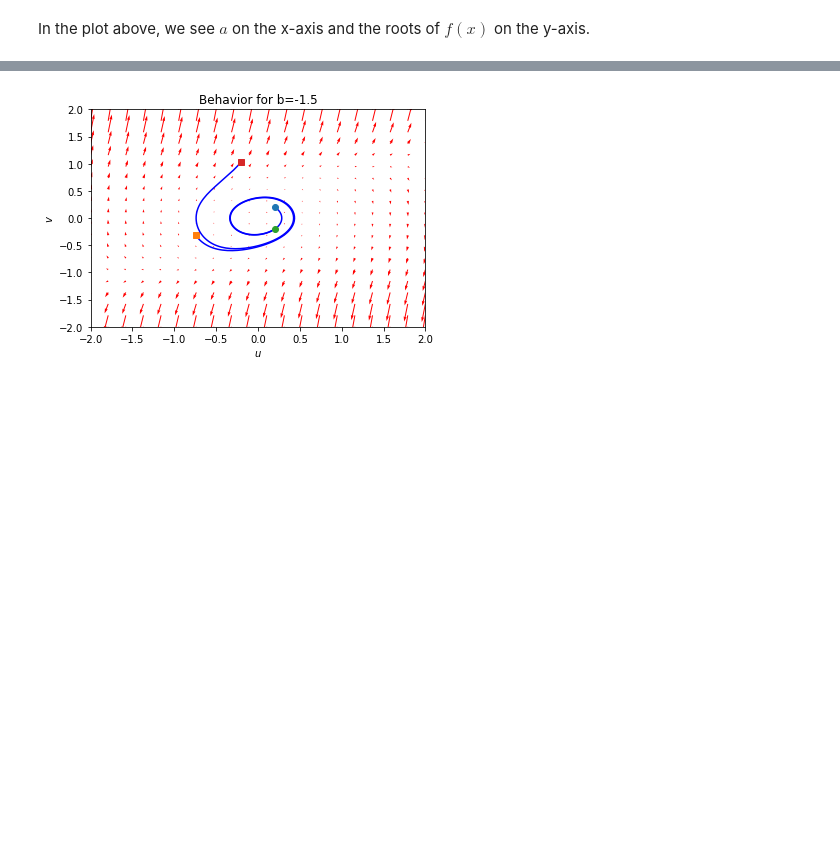
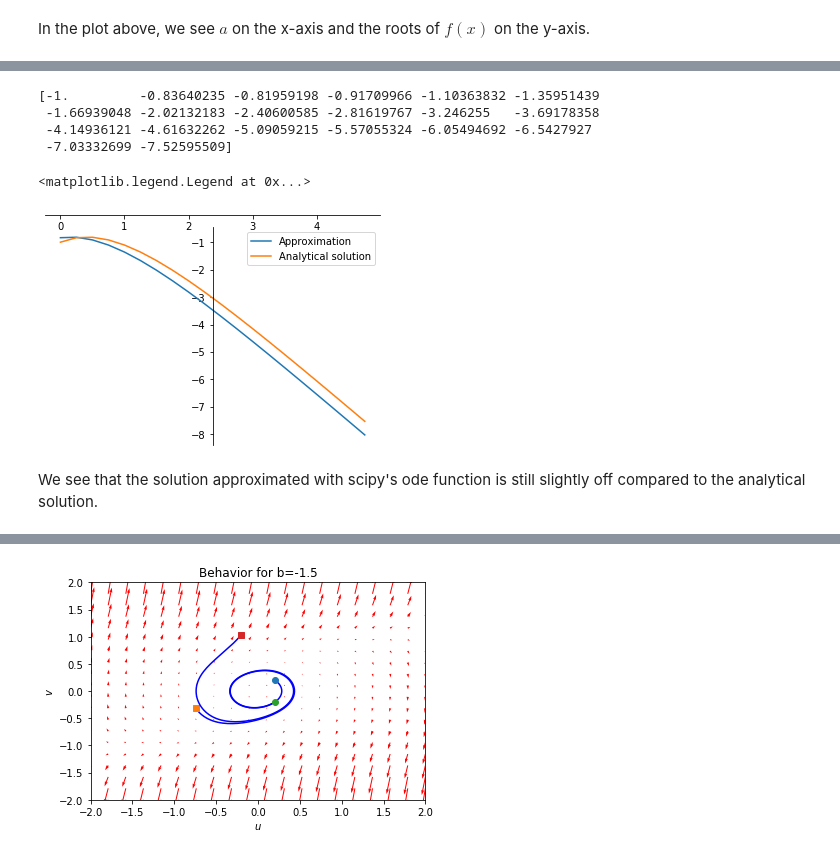
Before and after one commit to StefanIacob/CN_homework, a Jupyter notebook: Week_1/Week 1.ipynb, the cells around one changed output, grey strips where cells are left out. Saved outputs shown, nothing was run; the diff lists cells and outputs as text; code cells hidden in the pictures; blank space fills up the shorter version.

```diff
--- a/Week_1/Week 1.ipynb
+++ b/Week_1/Week 1.ipynb
@@ -145,3 +146,49 @@ We see that the Runge-Kutta method with $h = 0.5$ is already much closer to the
+# %%
+from scipy.integrate import ode
+
+def odefun_ex2(x, y):
+    return -2*x -y
+
+# Now we use ode to solve
+dt = 0.25
+r = ode(odefun_ex2)
+r.set_initial_value(-1, 0)
+y = []
+x = []
+while r.successful() and r.t < 5:
+    x.append(r.t)
+    y.append(r.integrate(r.t+dt))
+
+# Analytical solution for comparison
+def analytical_y(x):
+    return -3*np.exp(-x)-2*x+2
+
+y_true = analytical_y(np.array(x))
+print(y_true)
+
+# Now we plot both for comparison
+fig = plt.figure()
+ax = fig.add_subplot(1, 1, 1)
+ax.spines['left'].set_position('center')
+ax.spines['bottom'].set_position('zero')
+ax.spines['right'].set_color('none')
+ax.spines['top'].set_color('none')
+ax.xaxis.set_ticks_position('bottom')
+ax.yaxis.set_ticks_position('left')
+approx, = ax.plot(x,y)
+real, = ax.plot(x,y_true)
+approx.set_label('Approximation')
+real.set_label('Analytical solution')
+ax.legend()
+# %% [output]
+[-1.         -0.83640235 -0.81959198 -0.91709966 -1.10363832 -1.35951439
+ -1.66939048 -2.02132183 -2.40600585 -2.81619767 -3.246255   -3.69178358
+ -4.14936121 -4.61632262 -5.09059215 -5.57055324 -6.05494692 -6.5427927
+ -7.03332699 -7.52595509]
+<matplotlib.legend.Legend at 0x...>
+[figure, added]
+# %% [markdown]
+We see that the solution approximated with scipy's ode function is still slightly off compared to the analytical solution.
 # %% [markdown]
 ## Assignment 3. Consider the second-order differential equation y''+by'+y = 0 for different values of b.
 a. Determine the analytical solution of this equation and characterize the nature of these solutions (remember the course ‘Trillingen & golven’?).
```
Also changed, not shown: parts of 2 cells of this notebook.
